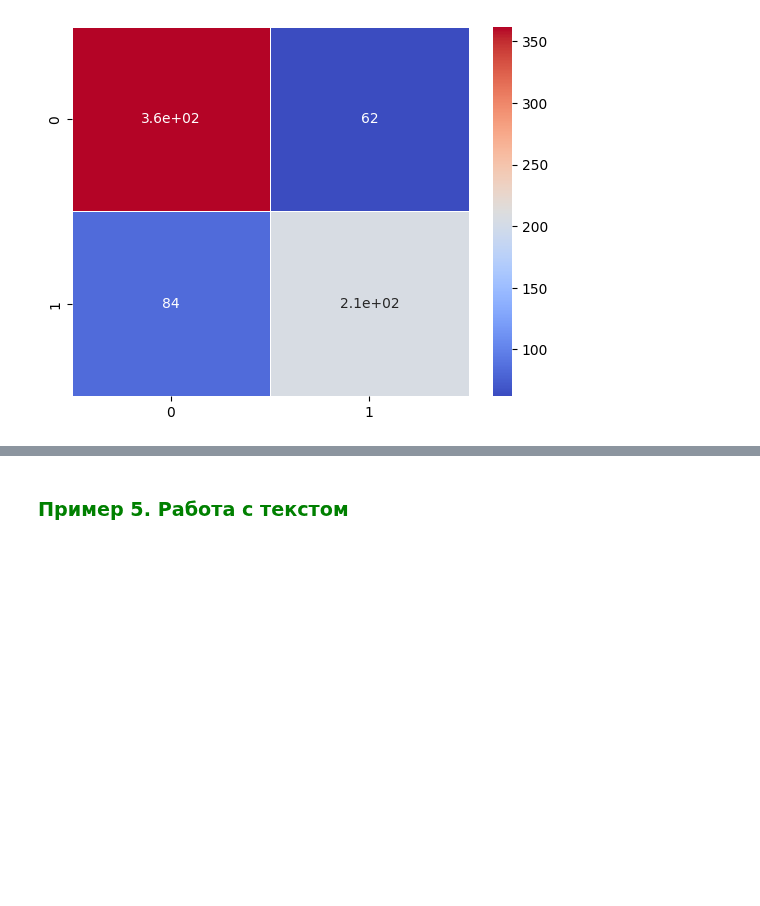
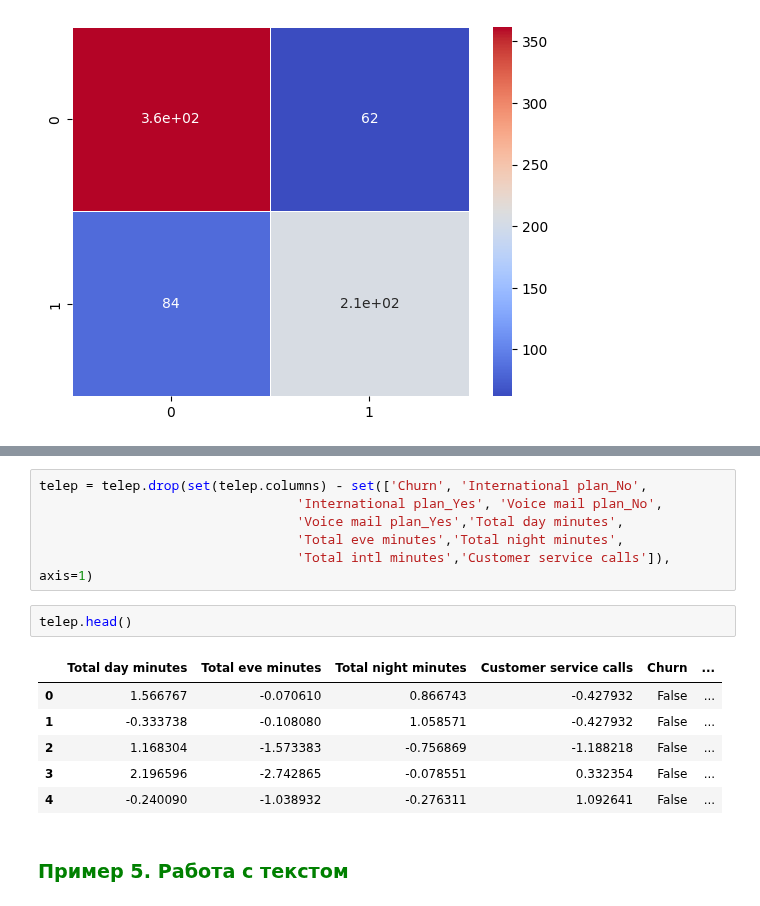
Before and after one commit to Dragoh54/MachineLearning-Labs, a Jupyter notebook: lab4/2024_ML_LR4_MACS (2).ipynb, the cells around one changed output, grey strips where cells are left out. Saved outputs shown, nothing was run; the diff lists cells and outputs as text; blank space fills up the shorter version.

```diff
--- a/lab4/2024_ML_LR4_MACS (2).ipynb
+++ b/lab4/2024_ML_LR4_MACS (2).ipynb
@@ -547,3 +599,18 @@ sns.heatmap(matr, annot=True, cmap='coolwarm', linewidths=0.5)
+# %%
+telep = telep.drop(set(telep.columns) - set(['Churn', 'International plan_No',
+                                 'International plan_Yes', 'Voice mail plan_No',
+                                 'Voice mail plan_Yes','Total day minutes',
+                                 'Total eve minutes','Total night minutes',
+                                 'Total intl minutes','Customer service calls']), axis=1)
+# %%
+telep.head()
+# %% [output]
+|  | Total day minutes | Total eve minutes | Total night minutes | Customer service calls | Churn | ... |
+| 0 | 1.566767 | -0.070610 | 0.866743 | -0.427932 | False | ... |
+| 1 | -0.333738 | -0.108080 | 1.058571 | -0.427932 | False | ... |
+| 2 | 1.168304 | -1.573383 | -0.756869 | -1.188218 | False | ... |
+| 3 | 2.196596 | -2.742865 | -0.078551 | 0.332354 | False | ... |
+| 4 | -0.240090 | -1.038932 | -0.276311 | 1.092641 | False | ... |
 # %% [markdown]
 ### <font color = 'green'> Пример 5. Работа с текстом </font>
 # %% [markdown]
```
Also changed, not shown: parts of 33 cells of this notebook, 1 other file.
